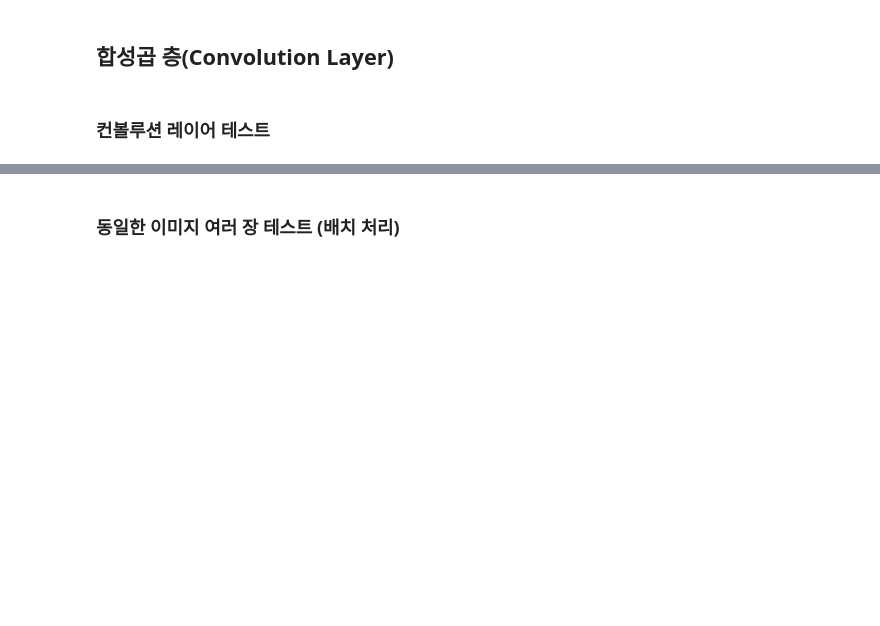
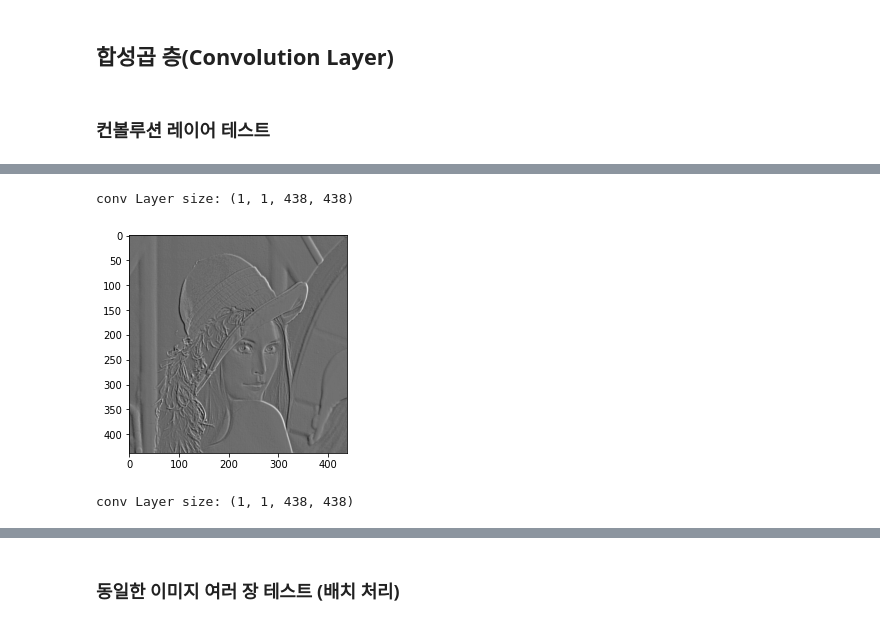
Before and after one commit to bye23mj/suanLee, a Jupyter notebook: DL_10_CNN.ipynb, the cells around one changed output, grey strips where cells are left out. Drawn from its saved outputs; the diff is of its cells as text; code cells hidden in the pictures; blank space fills up the shorter version.

```diff
--- a/DL_10_CNN.ipynb
+++ b/DL_10_CNN.ipynb
@@ -547,2 +645,9 @@ plt.show()
 # %% [markdown]
 ### 컨볼루션 레이어 테스트
+# %%
+def init_weight(num_filters, data_dim, kernel_size, stride=1, pad=0, weight_std=0.01):
+
+  weights = weight_std * np.random.randn(num_filters, data_dim, kernel_size, kernel_size)
+  biases = np.zeros(num_filters)
+
+  return weights, biases
@@ -548,0 +670,21 @@ plt.show()
+# %%
+W, b = init_weight(1, 1, 3)
+conv = Conv2D(W, b)
+output = conv.forward(image_gray)
+
+print("conv Layer size:", output.shape)
+# %% [output]
+conv Layer size: (1, 1, 438, 438)
+# %%
+plt.imshow(output[0, 0, :, :], cmap='gray')
+plt.show()
+# %% [output]
+[figure, added]
+# %%
+W, b = init_weight(1, 1, 3)
+conv = Conv2D(W, b)
+output = conv.forward(image_gray)
+
+print("conv Layer size:", output.shape)
+# %% [output]
+conv Layer size: (1, 1, 438, 438)
```
Also changed, not shown: parts of 55 cells of this notebook.
